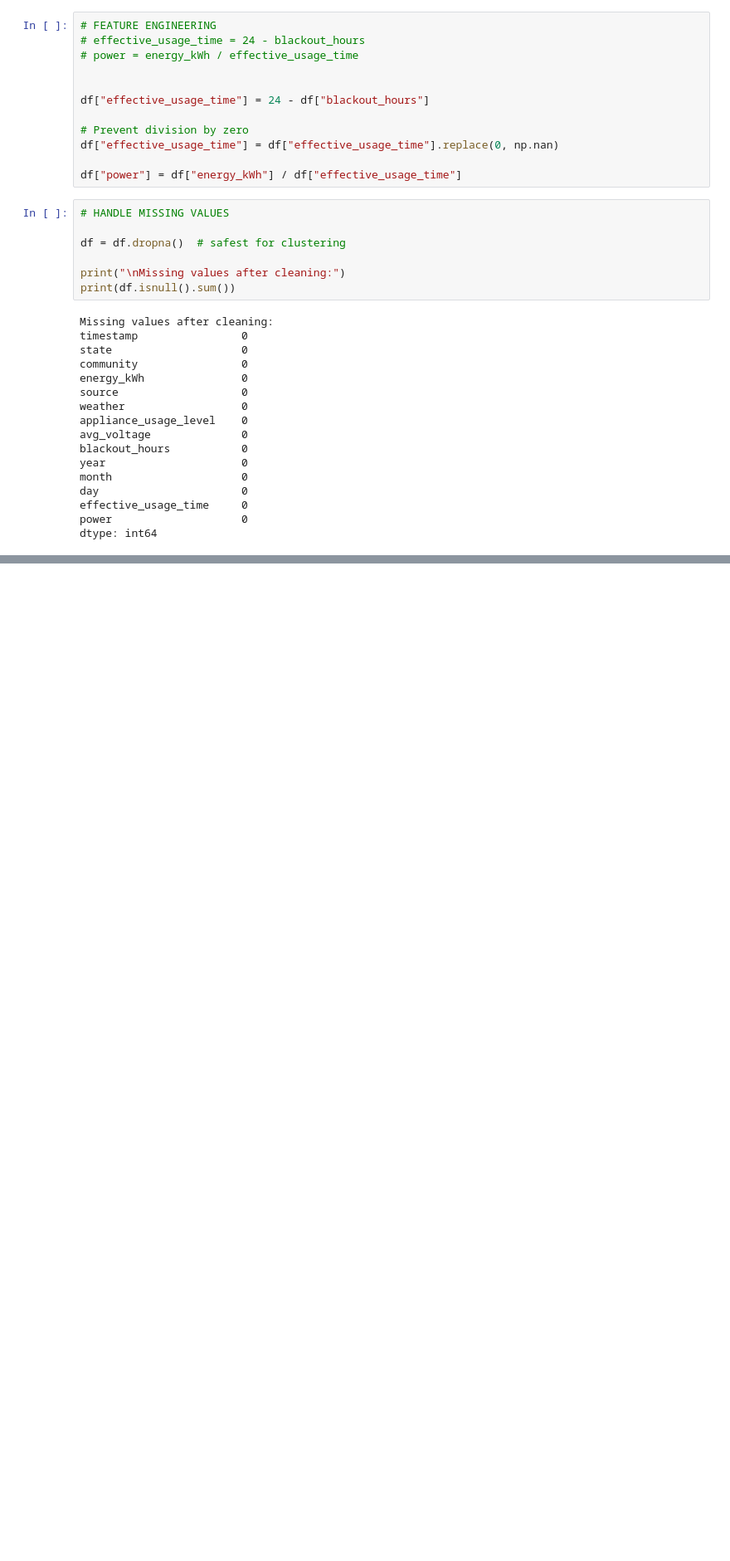
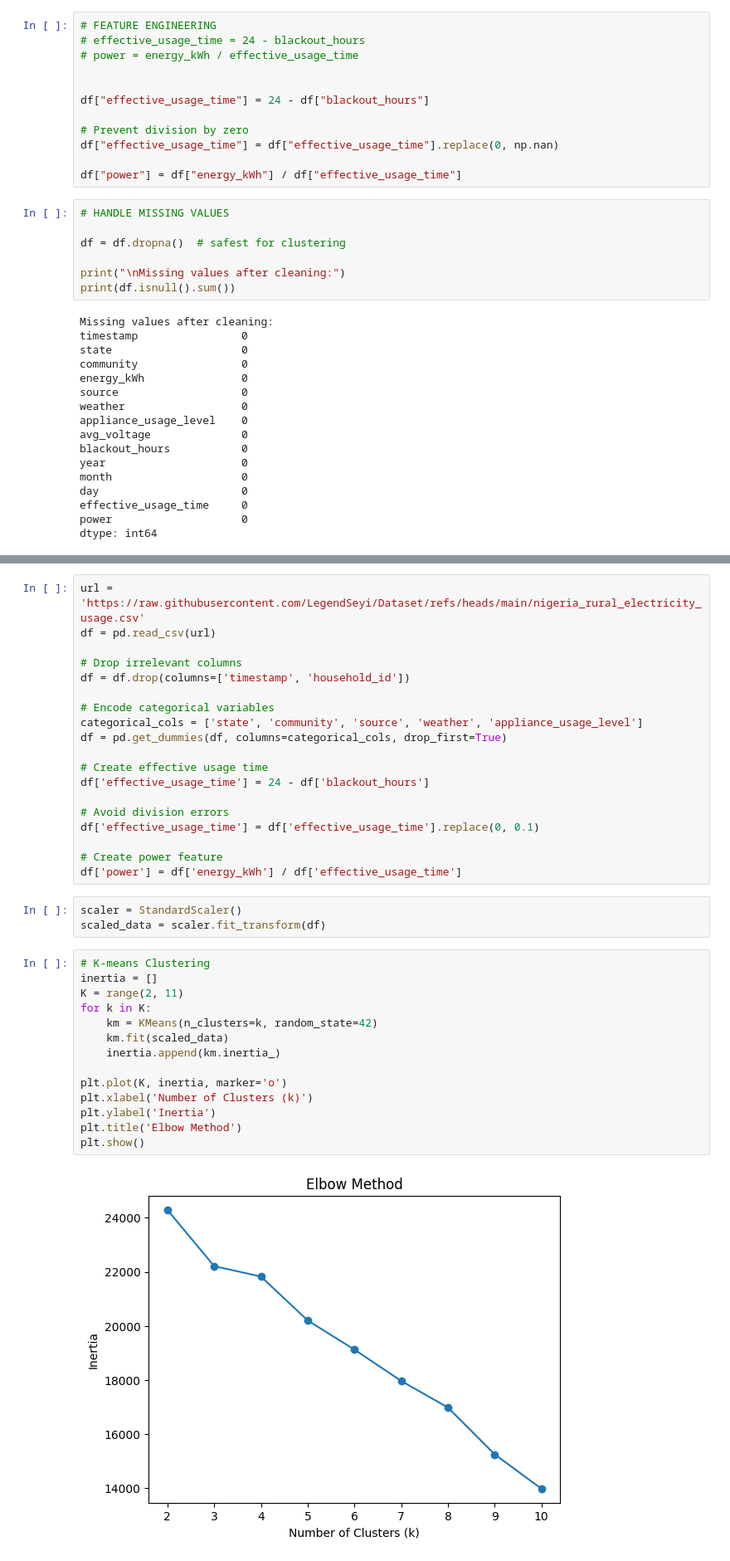
Before and after one commit to LegendSeyi/Analysing-Electricity-Usage-Pattern-In-Rural-Areas-In-Nigeria-Using-Unsupervised-ML, a Jupyter notebook: Copy_of_Analysing_Electricity_Usage_Patterning_ML.ipynb, the cells around one changed output, grey strips where cells are left out. Shown at 83% size. Saved outputs shown, nothing was run; the diff lists cells and outputs as text; blank space fills up the shorter version.

```diff
--- a/Copy_of_Analysing_Electricity_Usage_Patterning_ML.ipynb
+++ b/Copy_of_Analysing_Electricity_Usage_Patterning_ML.ipynb
@@ -537,0 +547,38 @@ print("\n EDA Completed Successfully!")
+# %%
+url = 'https://raw.githubusercontent.com/LegendSeyi/Dataset/refs/heads/main/nigeria_rural_electricity_usage.csv'
+df = pd.read_csv(url)
+
+# Drop irrelevant columns
+df = df.drop(columns=['timestamp', 'household_id'])
+
+# Encode categorical variables
+categorical_cols = ['state', 'community', 'source', 'weather', 'appliance_usage_level']
+df = pd.get_dummies(df, columns=categorical_cols, drop_first=True)
+
+# Create effective usage time
+df['effective_usage_time'] = 24 - df['blackout_hours']
+
+# Avoid division errors
+df['effective_usage_time'] = df['effective_usage_time'].replace(0, 0.1)
+
+# Create power feature
+df['power'] = df['energy_kWh'] / df['effective_usage_time']
+# %%
+scaler = StandardScaler()
+scaled_data = scaler.fit_transform(df)
+# %%
+# K-means Clustering
+inertia = []
+K = range(2, 11)
+for k in K:
+    km = KMeans(n_clusters=k, random_state=42)
+    km.fit(scaled_data)
+    inertia.append(km.inertia_)
+
+plt.plot(K, inertia, marker='o')
+plt.xlabel('Number of Clusters (k)')
+plt.ylabel('Inertia')
+plt.title('Elbow Method')
+plt.show()
+# %% [output]
+[figure, added]
```
Also changed, not shown: parts of 17 cells of this notebook.
